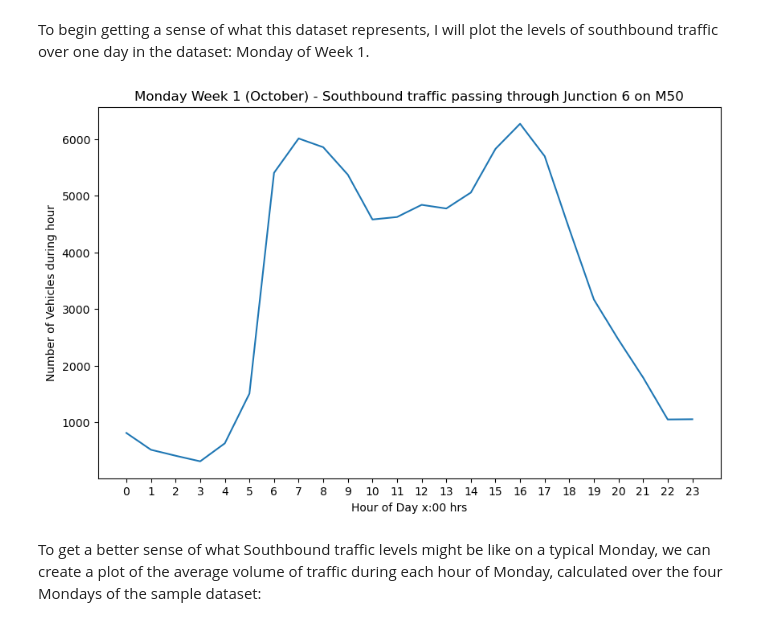
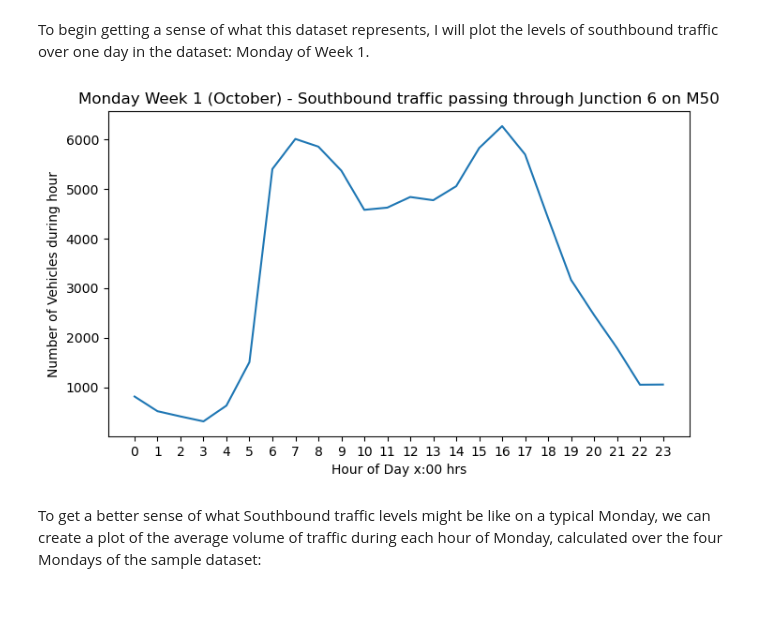
Before and after one commit to jmce22/pfda_project1, a Jupyter notebook: pfda_project1.ipynb, the cells around one changed output. Cells and saved outputs as stored; diff of their text form; code cells hidden in the pictures.

Commit message:
edited plots. added temp data. edited intro. edited README. created two-axes plot of temp and traffic

```diff
--- a/pfda_project1.ipynb
+++ b/pfda_project1.ipynb
@@ -62,15 +70,15 @@ To begin getting a sense of what this dataset represents, I will plot the levels
 # %%
 monday_wk1 = df.loc[(df['day'] == 'Mon') & (df['week'] == 1)]
 
-plt.figure(figsize=(10,6))
+plt.figure(figsize=(8, 4.5))
 plt.plot(monday_wk1['hour'], monday_wk1['southbound'])
 plt.xlabel('Hour of Day x:00 hrs')
 plt.xticks(np.arange(24))      # separate x-axis into intervals of 1 hour rather than default interval of 5 hours
 plt.ylabel('Number of Vehicles during hour')
 plt.title('Monday Week 1 (October) - Southbound traffic passing through Junction 6 on M50')
 plt.show()
 # %% [output]
-[figure, old version]
+[figure, new version]
 # %% [markdown]
 To get a better sense of what Southbound traffic levels might be like on a typical Monday, we can create a plot of the average volume of traffic during each hour of Monday, calculated over the four Mondays of the sample dataset:
 # %%
```
Also changed, not shown: parts of 20 cells of this notebook, 3 other files.
